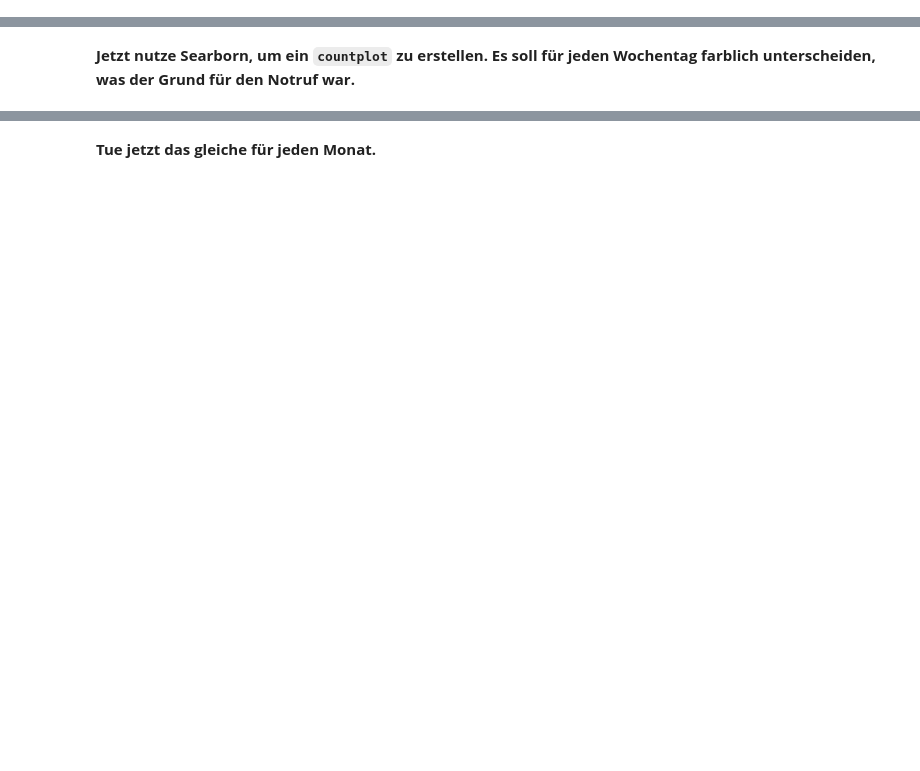
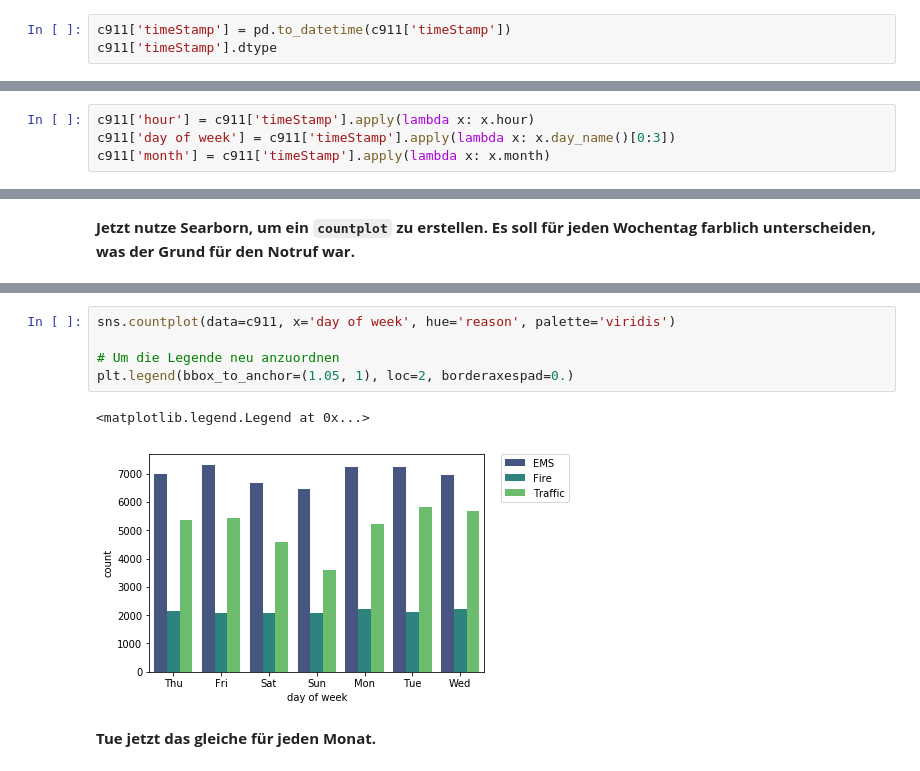
Before and after one commit to TobiasWulf/Python-DataScience-MachineLearning-Master, a Jupyter notebook: 4-Daten Meilenstein Projekte/1-911 Anrufe Projekt - Aufgabe.ipynb, the cells around one changed output, grey strips where cells are left out. Drawn from its saved outputs; the diff is of its cells as text; blank space fills up the shorter version.

```diff
--- a/4-Daten Meilenstein Projekte/1-911 Anrufe Projekt - Aufgabe.ipynb
+++ b/4-Daten Meilenstein Projekte/1-911 Anrufe Projekt - Aufgabe.ipynb
@@ -110,2 +131,5 @@ str
 # %% [markdown]
 **Das Ergebnis der vorherigen Aufgabe sollte zeigen, dass diese Zeitinformation noch als String vorliegt. Nutze `pd.to_datetime`([Dokumentation](http://pandas.pydata.org/pandas-docs/stable/generated/pandas.to_datetime.html)), um diese Spalte vom String zum DateTime Datentyp zu ändern.**
+# %%
+c911['timeStamp'] = pd.to_datetime(c911['timeStamp'])
+c911['timeStamp'].dtype
@@ -127,2 +147,6 @@ Durch Jupyters *Tab-Funktion* lassen sich alle Attribute erkunden, die wir auf "
+# %%
+c911['hour'] = c911['timeStamp'].apply(lambda x: x.hour)
+c911['day of week'] = c911['timeStamp'].apply(lambda x: x.day_name()[0:3])
+c911['month'] = c911['timeStamp'].apply(lambda x: x.month)
 # %% [markdown]
 **Achte darauf, dass der "Day of Week" eine Zahl von 0 bis 6 ist. Nutze die `.map()` Methode mit folgendem Dictionary, um daraus Strings zu machen:**
@@ -139,2 +160,10 @@ Durch Jupyters *Tab-Funktion* lassen sich alle Attribute erkunden, die wir auf "
+# %%
+sns.countplot(data=c911, x='day of week', hue='reason', palette='viridis')
+
+# Um die Legende neu anzuordnen
+plt.legend(bbox_to_anchor=(1.05, 1), loc=2, borderaxespad=0.)
+# %% [output]
+<matplotlib.legend.Legend at 0x...>
+[figure, added]
 # %% [markdown]
 **Tue jetzt das gleiche für jeden Monat.**
```
Also changed, not shown: parts of 47 cells of this notebook.
